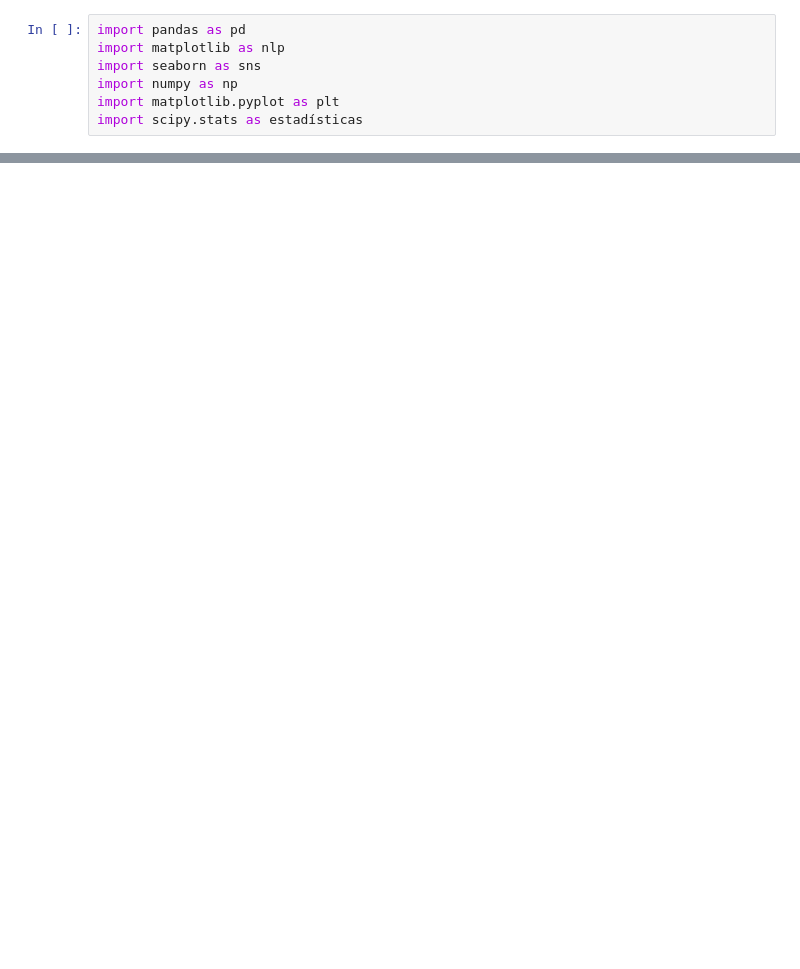
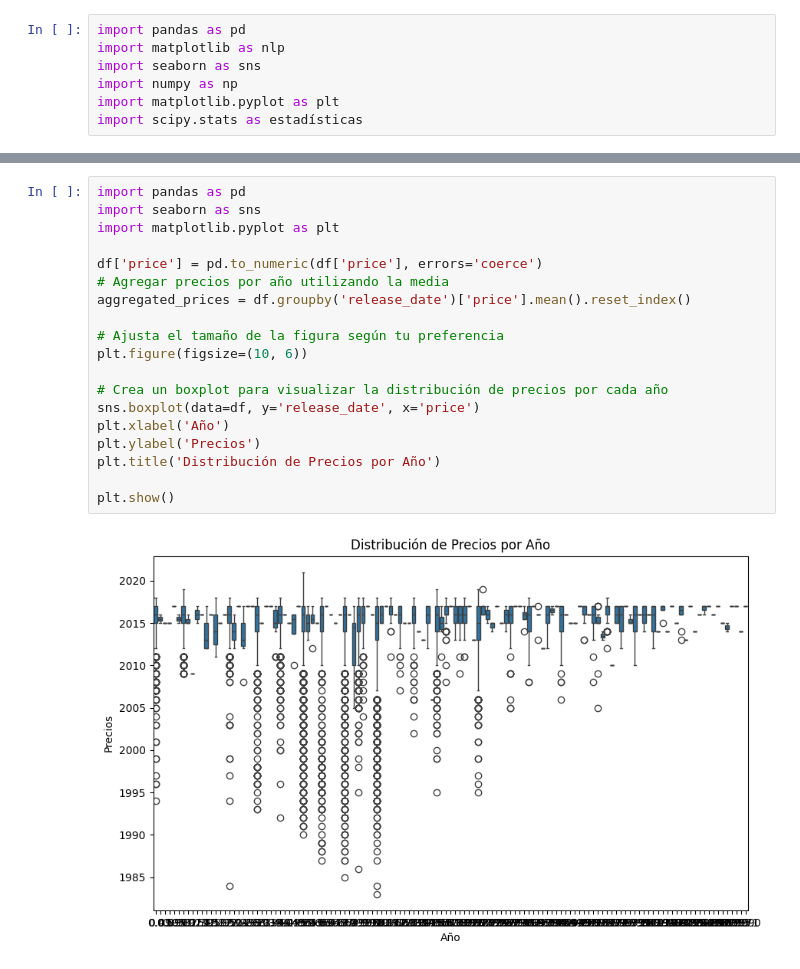
Before and after one commit to jonathancastillo185/Proyecto_Steam, a Jupyter notebook: EDA.ipynb, the cells around one changed output, grey strips where cells are left out. Saved outputs shown, nothing was run; the diff lists cells and outputs as text; blank space fills up the shorter version.

```diff
--- a/EDA.ipynb
+++ b/EDA.ipynb
@@ -29,0 +38,21 @@ df.
+# %%
+import pandas as pd
+import seaborn as sns
+import matplotlib.pyplot as plt
+
+df['price'] = pd.to_numeric(df['price'], errors='coerce')
+# Agregar precios por año utilizando la media
+aggregated_prices = df.groupby('release_date')['price'].mean().reset_index()
+
+# Ajusta el tamaño de la figura según tu preferencia
+plt.figure(figsize=(10, 6))
+
+# Crea un boxplot para visualizar la distribución de precios por cada año
+sns.boxplot(data=df, y='release_date', x='price')
+plt.xlabel('Año')
+plt.ylabel('Precios')
+plt.title('Distribución de Precios por Año')
+
+plt.show()
+# %% [output]
+[figure, added]
```
Also changed, not shown: parts of 8 cells of this notebook, 9 other files.
